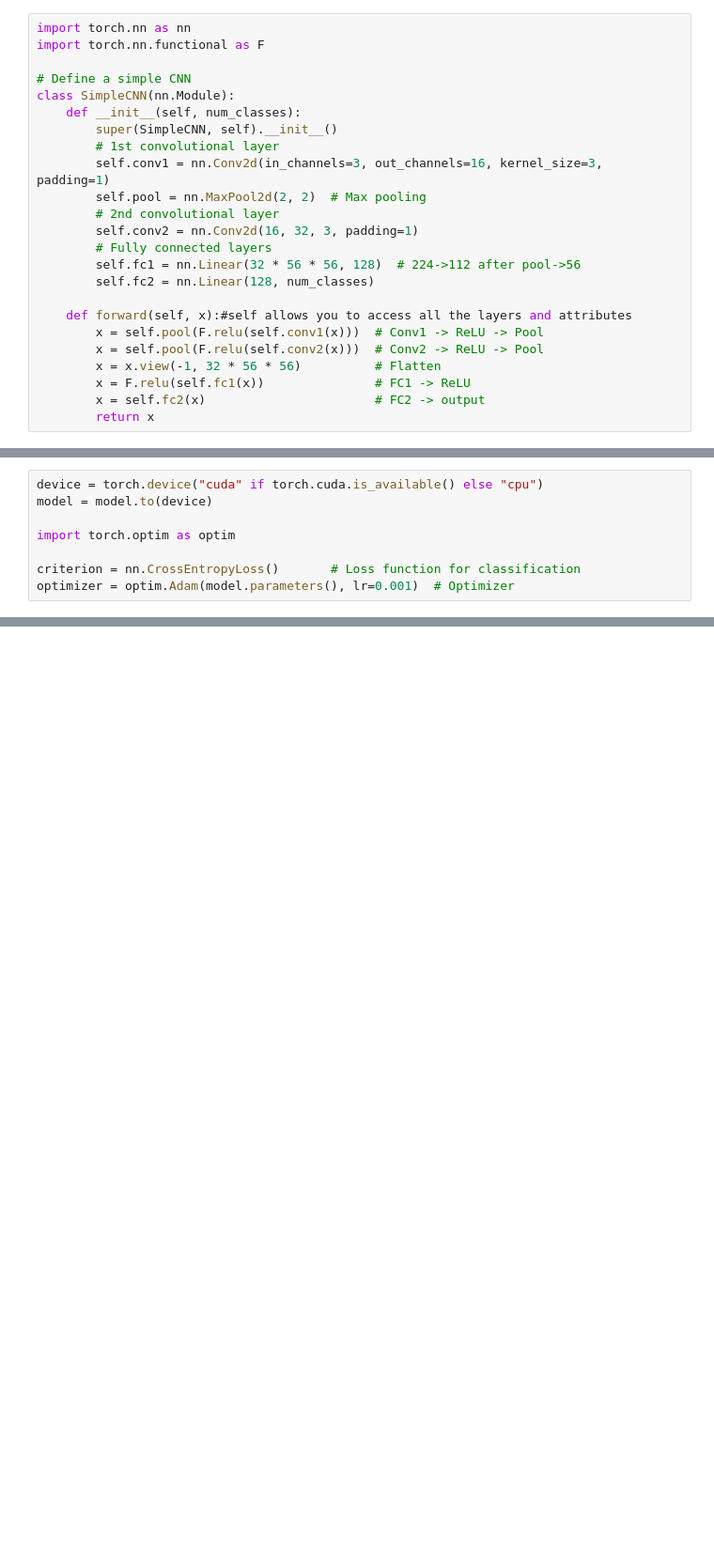
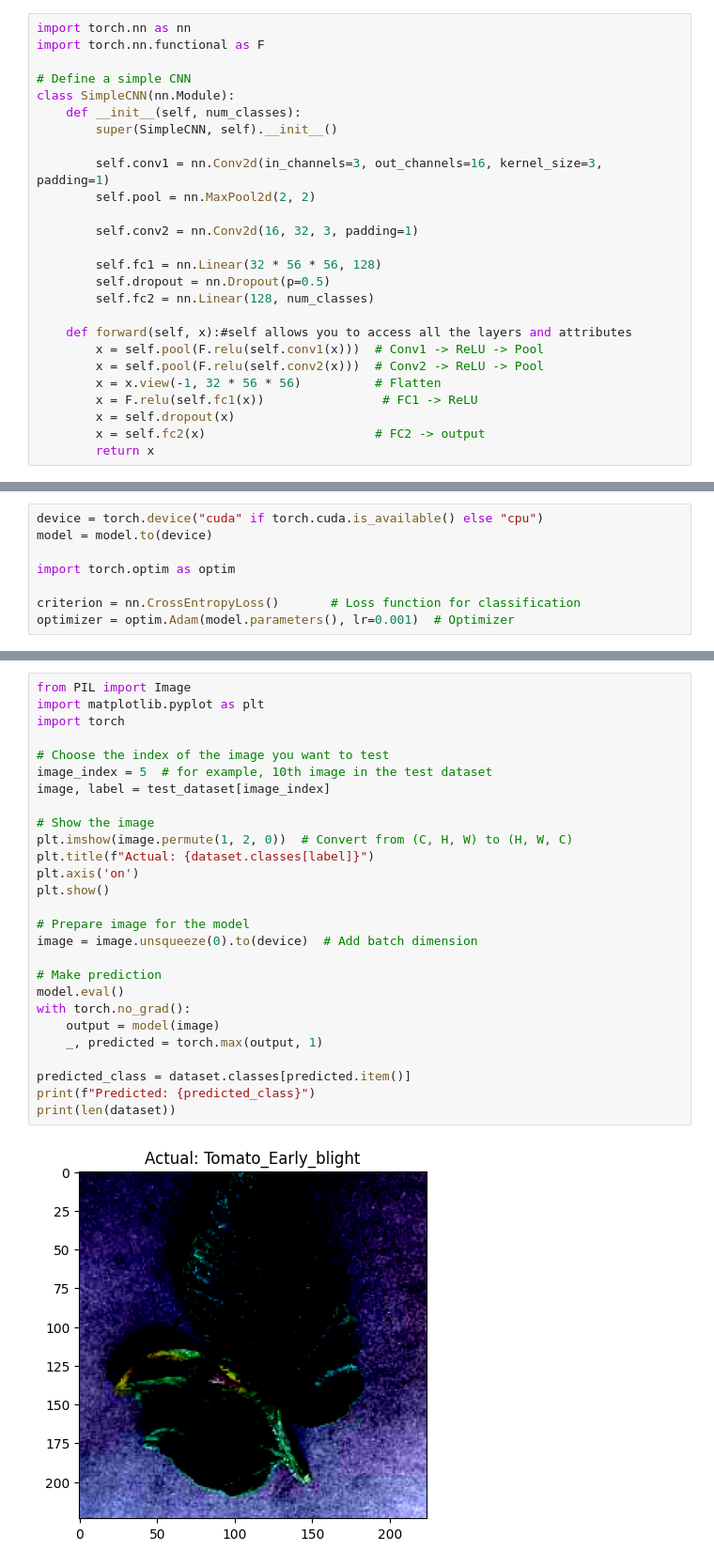
Before and after one commit to letsgoahasanur/kaggle_Crop_disease_detection, a Jupyter notebook: crop-disease-detection.ipynb, the cells around one changed output, grey strips where cells are left out. Shown at 94% size. Saved outputs shown, nothing was run; the diff lists cells and outputs as text; blank space fills up the shorter version.

```diff
--- a/crop-disease-detection.ipynb
+++ b/crop-disease-detection.ipynb
@@ -36,20 +43,22 @@ import torch.nn.functional as F
 class SimpleCNN(nn.Module):
     def __init__(self, num_classes):
         super(SimpleCNN, self).__init__()
-        # 1st convolutional layer
+
         self.conv1 = nn.Conv2d(in_channels=3, out_channels=16, kernel_size=3, padding=1)
-        self.pool = nn.MaxPool2d(2, 2)  # Max pooling
-        # 2nd convolutional layer
+        self.pool = nn.MaxPool2d(2, 2)
+
         self.conv2 = nn.Conv2d(16, 32, 3, padding=1)
-        # Fully connected layers
-        self.fc1 = nn.Linear(32 * 56 * 56, 128)  # 224->112 after pool->56
+
+        self.fc1 = nn.Linear(32 * 56 * 56, 128)
+        self.dropout = nn.Dropout(p=0.5)
         self.fc2 = nn.Linear(128, num_classes)
 
     def forward(self, x):#self allows you to access all the layers and attributes
         x = self.pool(F.relu(self.conv1(x)))  # Conv1 -> ReLU -> Pool
         x = self.pool(F.relu(self.conv2(x)))  # Conv2 -> ReLU -> Pool
         x = x.view(-1, 32 * 56 * 56)          # Flatten
-        x = F.relu(self.fc1(x))               # FC1 -> ReLU
+        x = F.relu(self.fc1(x))                # FC1 -> ReLU
+        x = self.dropout(x)
         x = self.fc2(x)                       # FC2 -> output
         return x
 # %%
@@ -115,0 +143,29 @@ Test Accuracy: 86.70%
+# %%
+from PIL import Image
+import matplotlib.pyplot as plt
+import torch
+
+# Choose the index of the image you want to test
+image_index = 5  # for example, 10th image in the test dataset
+image, label = test_dataset[image_index]
+
+# Show the image
+plt.imshow(image.permute(1, 2, 0))  # Convert from (C, H, W) to (H, W, C)
+plt.title(f"Actual: {dataset.classes[label]}")
+plt.axis('on')
+plt.show()
+
+# Prepare image for the model
+image = image.unsqueeze(0).to(device)  # Add batch dimension
+
+# Make prediction
+model.eval()
+with torch.no_grad():
+    output = model(image)
+    _, predicted = torch.max(output, 1)
+
+predicted_class = dataset.classes[predicted.item()]
+print(f"Predicted: {predicted_class}")
+print(len(dataset))
+# %% [output]
+[figure, added]
```
Also changed, not shown: parts of 5 cells of this notebook.
